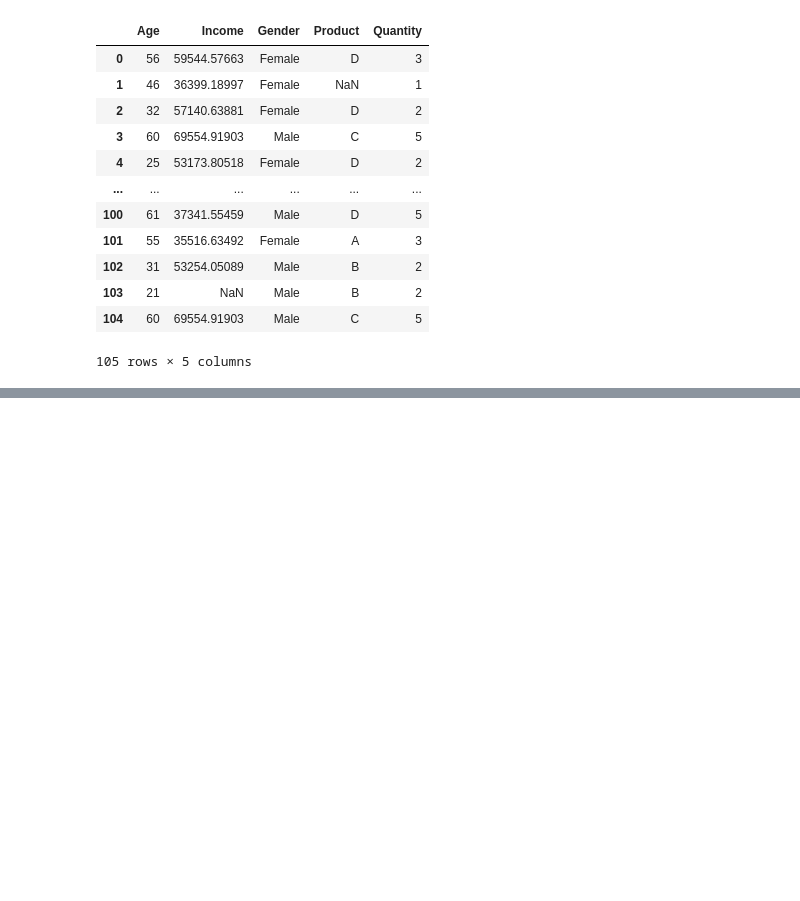
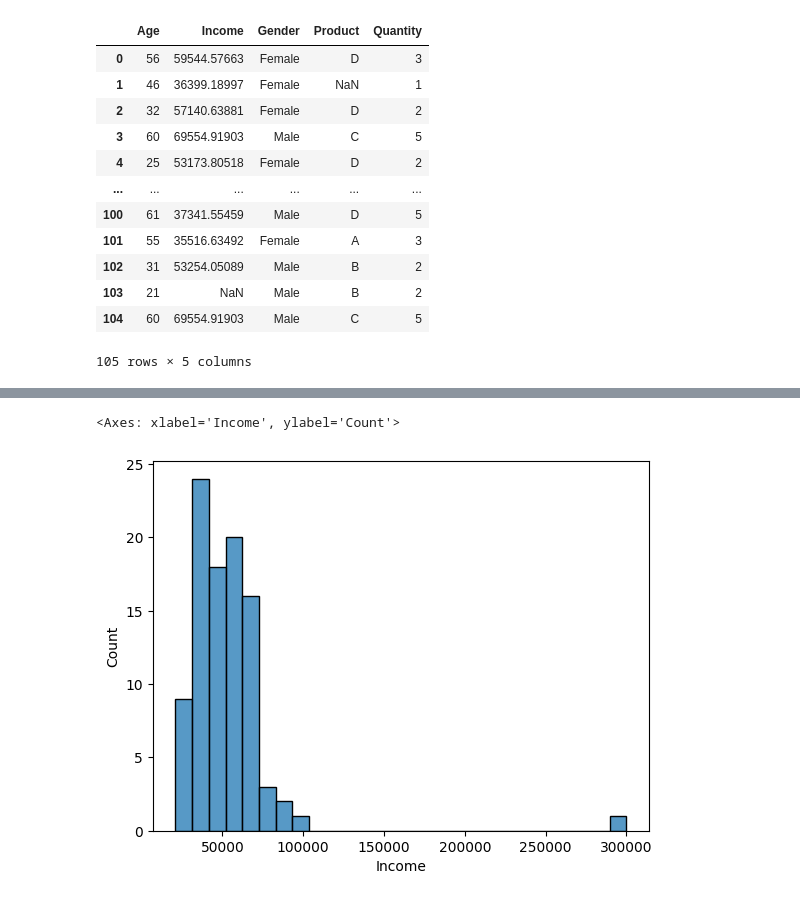
Before and after one commit to zhaobinyyds/Schulich_data_science6110, a Jupyter notebook: massy_data.ipynb, the cells around one changed output, grey strips where cells are left out. Saved outputs shown, nothing was run; the diff lists cells and outputs as text; code cells hidden in the pictures; blank space fills up the shorter version.

```diff
--- a/massy_data.ipynb
+++ b/massy_data.ipynb
@@ -32,0 +51,2 @@ df
+# %%
+df = pd.read_csv('https://raw.githubusercontent.com/zhaobinyyds/Schulich_data_science6110/main/messy_data.csv')
@@ -32,0 +105,5 @@ df
+# %%
+sns.histplot(df['Income'])
+# %% [output]
+<Axes: xlabel='Income', ylabel='Count'>
+[figure, added]
```
Also changed, not shown: parts of 27 cells of this notebook, 1 other file.
